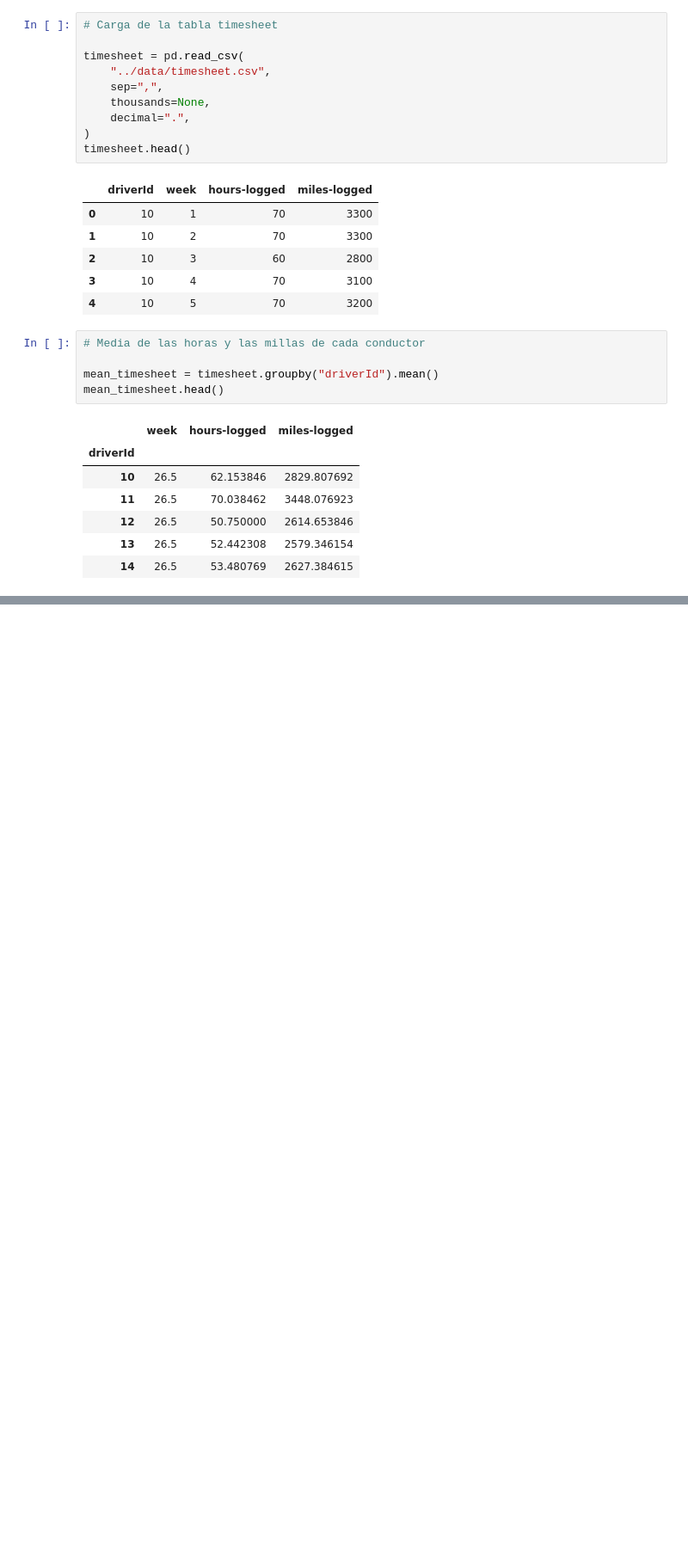
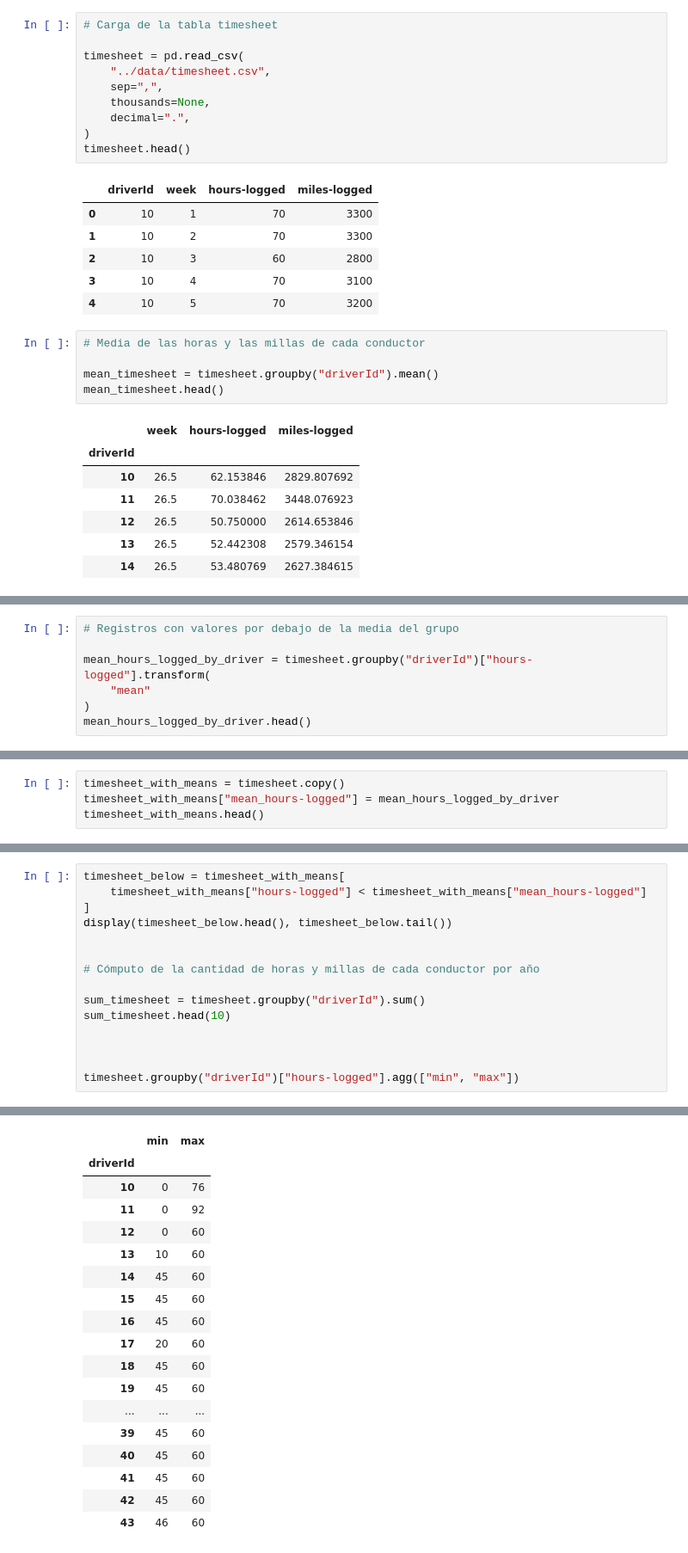
Before and after one commit to 2026-2-descriptiva/std-nicolas-orozco-medina, a Jupyter notebook: PRE_06_analisis_pandas/notebooks/notebook.ipynb, the cells around one changed output, grey strips where cells are left out. Shown at 86% size. Drawn from its saved outputs; the diff is of its cells as text; blank space fills up the shorter version.

```diff
--- a/PRE_06_analisis_pandas/notebooks/notebook.ipynb
+++ b/PRE_06_analisis_pandas/notebooks/notebook.ipynb
@@ -53,0 +66,7 @@ mean_timesheet.head()
+# %%
+# Registros con valores por debajo de la media del grupo
+
+mean_hours_logged_by_driver = timesheet.groupby("driverId")["hours-logged"].transform(
+    "mean"
+)
+mean_hours_logged_by_driver.head()
@@ -53,0 +80,4 @@ mean_timesheet.head()
+# %%
+timesheet_with_means = timesheet.copy()
+timesheet_with_means["mean_hours-logged"] = mean_hours_logged_by_driver
+timesheet_with_means.head()
@@ -53,0 +91,16 @@ mean_timesheet.head()
+# %%
+timesheet_below = timesheet_with_means[
+    timesheet_with_means["hours-logged"] < timesheet_with_means["mean_hours-logged"]
+]
+display(timesheet_below.head(), timesheet_below.tail())
+
+
+# Cómputo de la cantidad de horas y millas de cada conductor por año
+
+sum_timesheet = timesheet.groupby("driverId").sum()
+sum_timesheet.head(10)
+
+
+
+timesheet.groupby("driverId")["hours-logged"].agg(["min", "max"])
+# %% [output]
@@ -53,0 +119,18 @@ mean_timesheet.head()
+|  | min | max |
+| driverId |  |  |
+| 10 | 0 | 76 |
+| 11 | 0 | 92 |
+| 12 | 0 | 60 |
+| 13 | 10 | 60 |
+| 14 | 45 | 60 |
+| 15 | 45 | 60 |
+| 16 | 45 | 60 |
+| 17 | 20 | 60 |
+| 18 | 45 | 60 |
+| 19 | 45 | 60 |
+| ... | ... | ... |
+| 39 | 45 | 60 |
+| 40 | 45 | 60 |
+| 41 | 45 | 60 |
+| 42 | 45 | 60 |
+| 43 | 46 | 60 |
```
Also changed, not shown: parts of 7 cells of this notebook, 17 other files.
